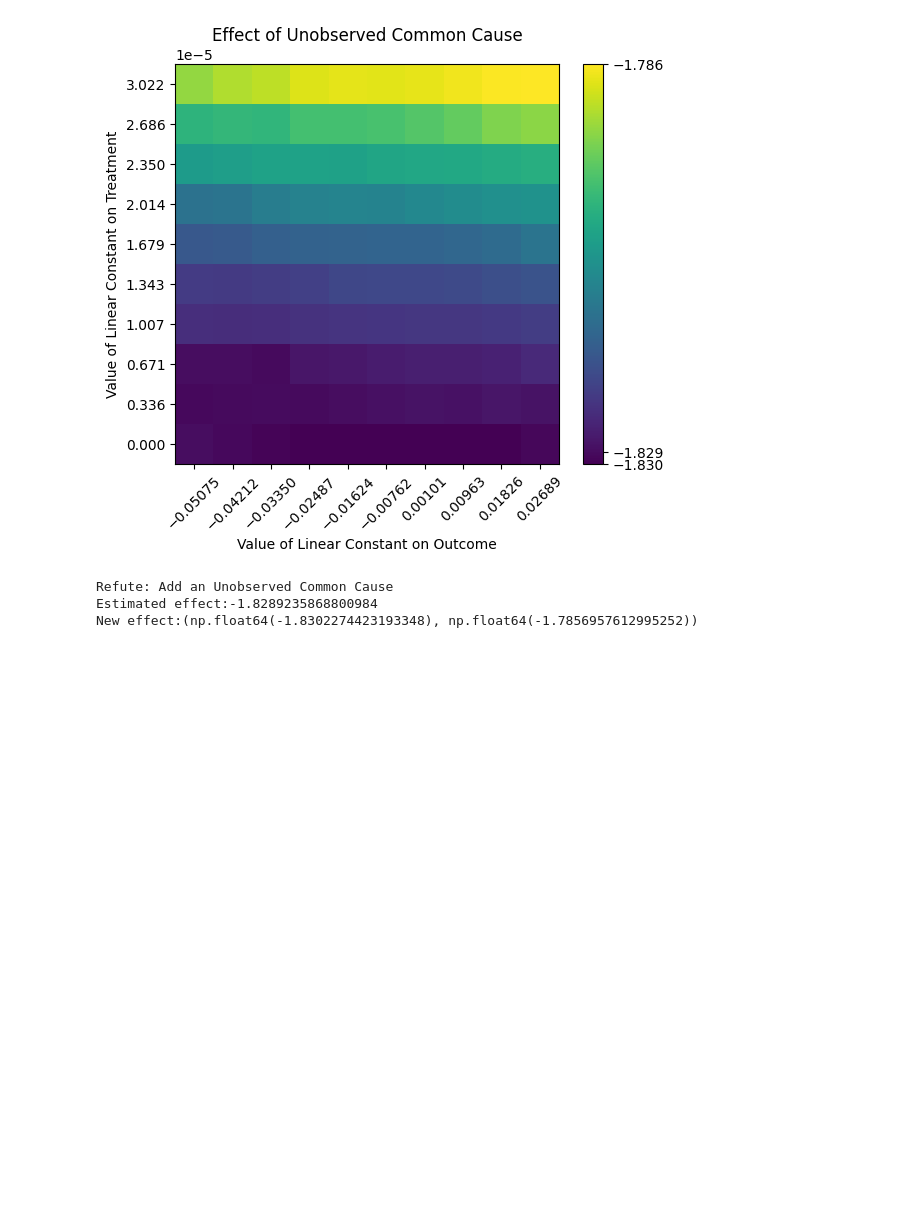
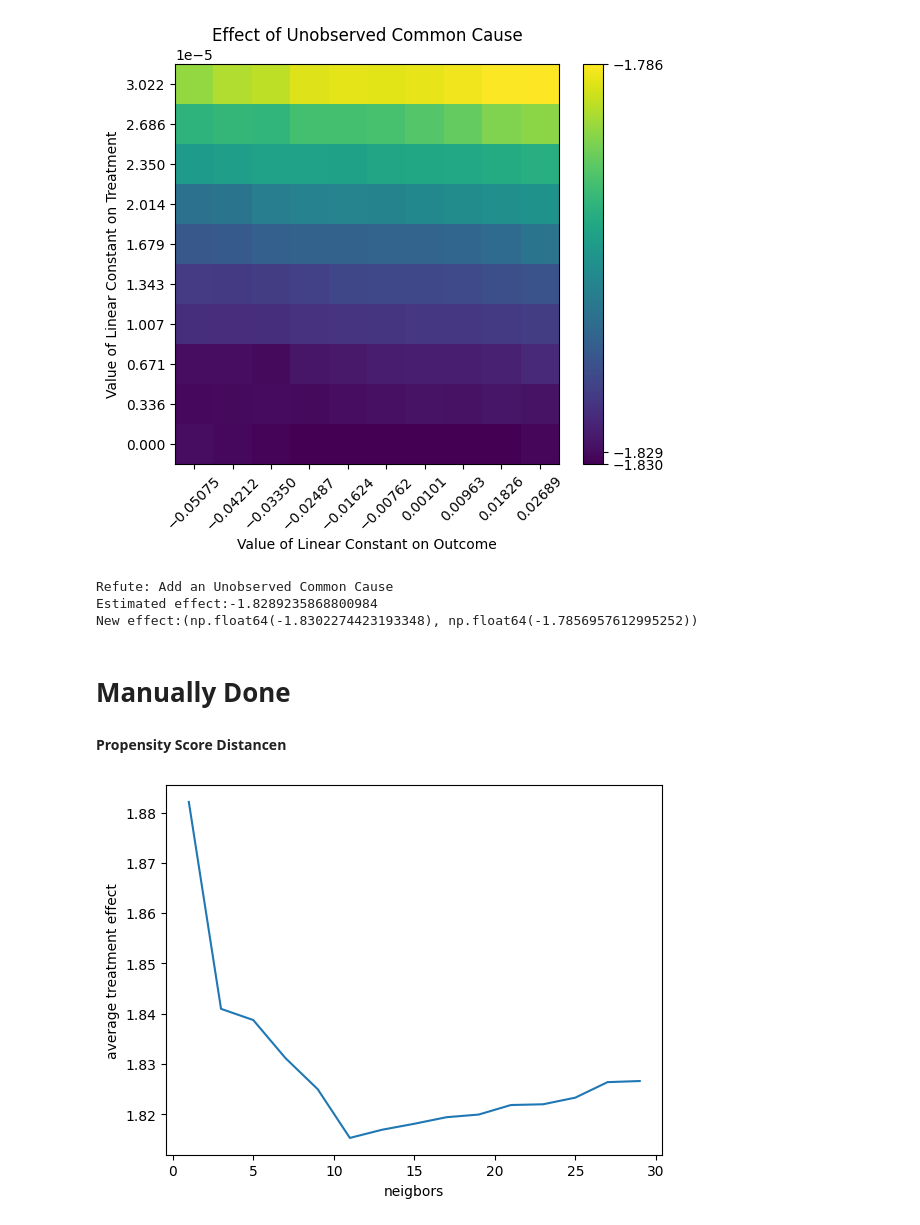
Before and after one commit to juanpi19/causal-inference-marketplace, a Jupyter notebook: notebooks/model-development.ipynb, the cells around one changed output. Drawn from its saved outputs; the diff is of its cells as text; code cells hidden in the pictures; blank space fills up the shorter version.

```diff
--- a/notebooks/model-development.ipynb
+++ b/notebooks/model-development.ipynb
@@ -18,4 +21,7 @@ from dowhy import CausalModel # type: ignore
 # %%
 # Clean data
 df = pd.read_csv("../data/processed/data.csv")
+# %%
+df.rename(columns={'Product_price': 'revenue'}, inplace=True)
+df['Product_price'] = df['revenue'] + df['freight_value']
 # %%
@@ -375,3 +361,47 @@ New effect:(np.float64(-1.8302274423193348), np.float64(-1.7856957612995252))
 
 #     print(method_name, causal_estimate.value)
 #     print()
+# %% [markdown]
+# Manually Done
+# %% [markdown]
+**Propensity Score Distancen**
+# %%
+from sklearn.linear_model import LogisticRegression
+from sklearn.neighbors import NearestNeighbors
+
+
+lr = LogisticRegression()
+lr.fit(df[['season', 'freight_value', 'Product_category_encoded']], df['is_delivery_late'])
+lr.predict_proba(df[['season', 'freight_value', 'Product_category_encoded']])[:,1]
+df['propensity_score'] = lr.predict_proba(df[['season', 'freight_value', 'Product_category_encoded']])[:,1]
+
+# Split into treated and control groups
+treated = df[df['is_delivery_late'] == 1]
+control = df[df['is_delivery_late'] == 0]
+
+neighbors = []
+ate_lst = []
+
+for i in range(1,30,2):
+
+    # Fit nearest neighbors model
+    nbrs = NearestNeighbors(n_neighbors=i).fit(control[['propensity_score']])
+
+    # Find matches
+    distances, indices = nbrs.kneighbors(treated[['propensity_score']])
+    matched_control = control.iloc[indices.flatten()]
+
+    # Combine matched treated and control groups
+    matched_data = pd.concat([treated.reset_index(drop=True), matched_control.reset_index(drop=True)])
+
+    ate = matched_data[matched_data['is_delivery_late'] == 0]['Rating'].mean() - matched_data[matched_data['is_delivery_late'] == 1]['Rating'].mean()
+
+    neighbors.append(i)
+    ate_lst.append(ate)
+# %%
+plt.plot(neighbors, ate_lst)
+
+plt.xlabel("neigbors")
+plt.ylabel("average treatment effect");
+# %% [output]
+[figure, added]
```
Also changed, not shown: parts of 10 cells of this notebook, 2 other files.
